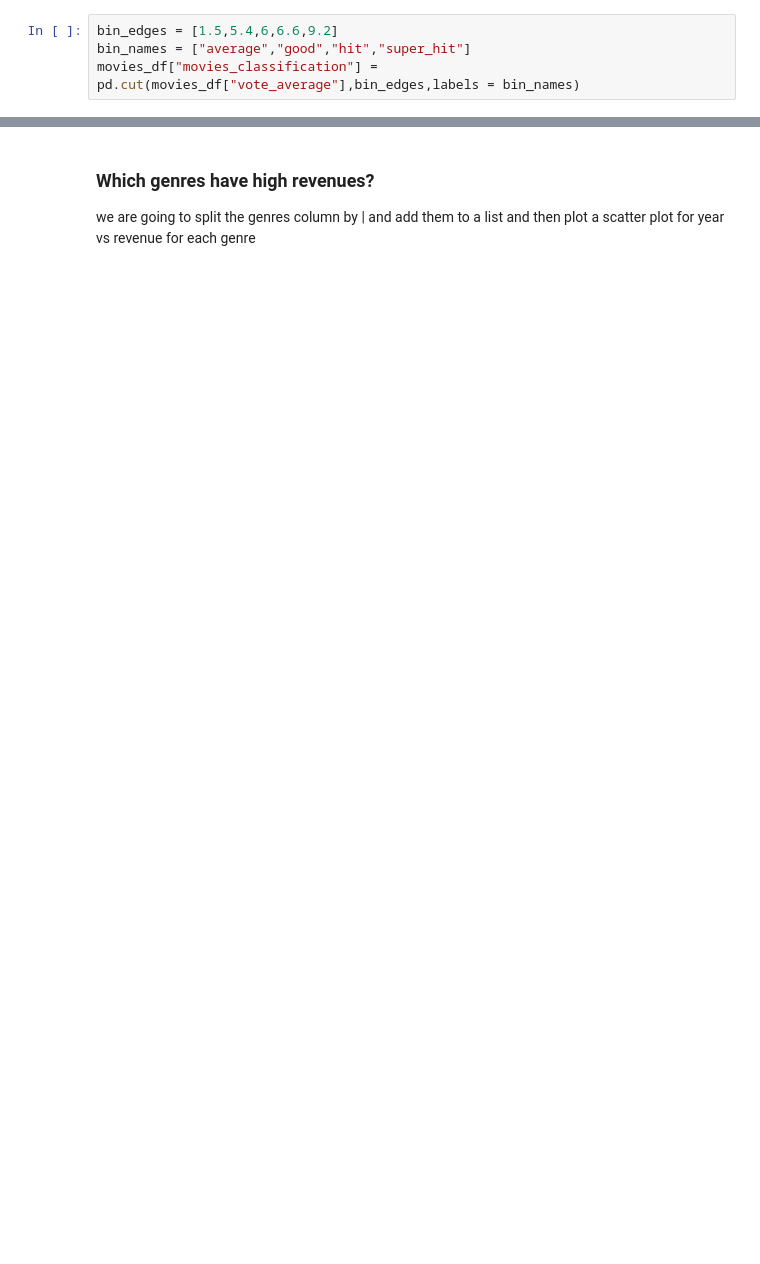
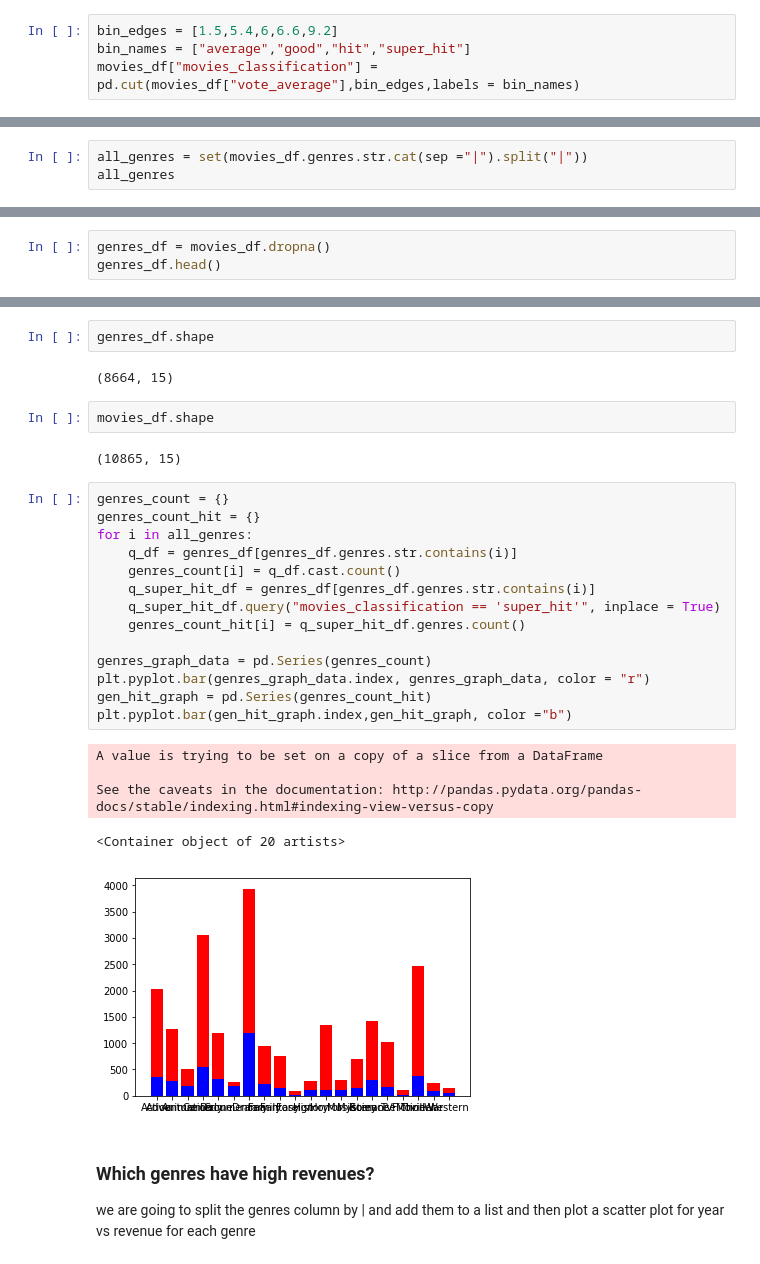
Before and after one commit to vishalsangwan/tmdb-data-analytics, a Jupyter notebook: investigate-TMDb dataset.ipynb, the cells around one changed output, grey strips where cells are left out. Cells and saved outputs as stored; diff of their text form; blank space fills up the shorter version.

```diff
--- a/investigate-TMDb dataset.ipynb
+++ b/investigate-TMDb dataset.ipynb
@@ -179,0 +219,3 @@ plt.pyplot.scatter(x,y)
+# %%
+all_genres = set(movies_df.genres.str.cat(sep ="|").split("|"))
+all_genres
@@ -179,0 +243,3 @@ plt.pyplot.scatter(x,y)
+# %%
+genres_df = movies_df.dropna()
+genres_df.head()
@@ -180,3 +253,31 @@ plt.pyplot.scatter(x,y)
+# %%
+genres_df.shape
+# %% [output]
+(8664, 15)
+# %%
+movies_df.shape
+# %% [output]
+(10865, 15)
+# %%
+genres_count = {}
+genres_count_hit = {}
+for i in all_genres:
+    q_df = genres_df[genres_df.genres.str.contains(i)]
+    genres_count[i] = q_df.cast.count()
+    q_super_hit_df = genres_df[genres_df.genres.str.contains(i)]
+    q_super_hit_df.query("movies_classification == 'super_hit'", inplace = True)
+    genres_count_hit[i] = q_super_hit_df.genres.count()
+
+genres_graph_data = pd.Series(genres_count)
+plt.pyplot.bar(genres_graph_data.index, genres_graph_data, color = "r")
+gen_hit_graph = pd.Series(genres_count_hit)
+plt.pyplot.bar(gen_hit_graph.index,gen_hit_graph, color ="b")
+# %% [output]
+A value is trying to be set on a copy of a slice from a DataFrame
+
+See the caveats in the documentation: http://pandas.pydata.org/pandas-docs/stable/indexing.html#indexing-view-versus-copy
+<Container object of 20 artists>
+[figure, added]
 # %% [markdown]
 ### Which genres have high revenues?
 we are going to split the genres column by | and add them to a list and then plot a scatter plot for year vs revenue for each genre
```
Also changed, not shown: parts of 44 cells of this notebook.
